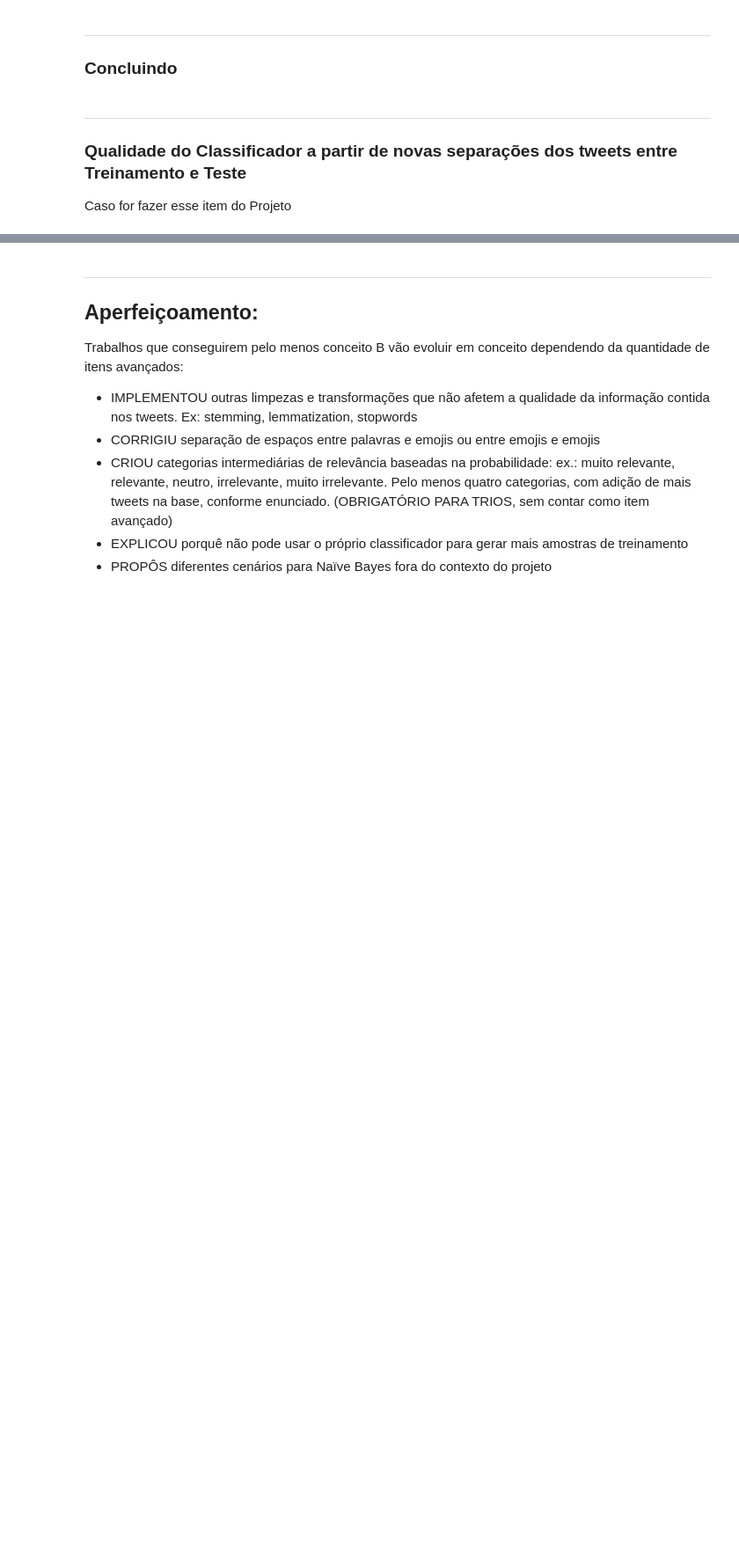
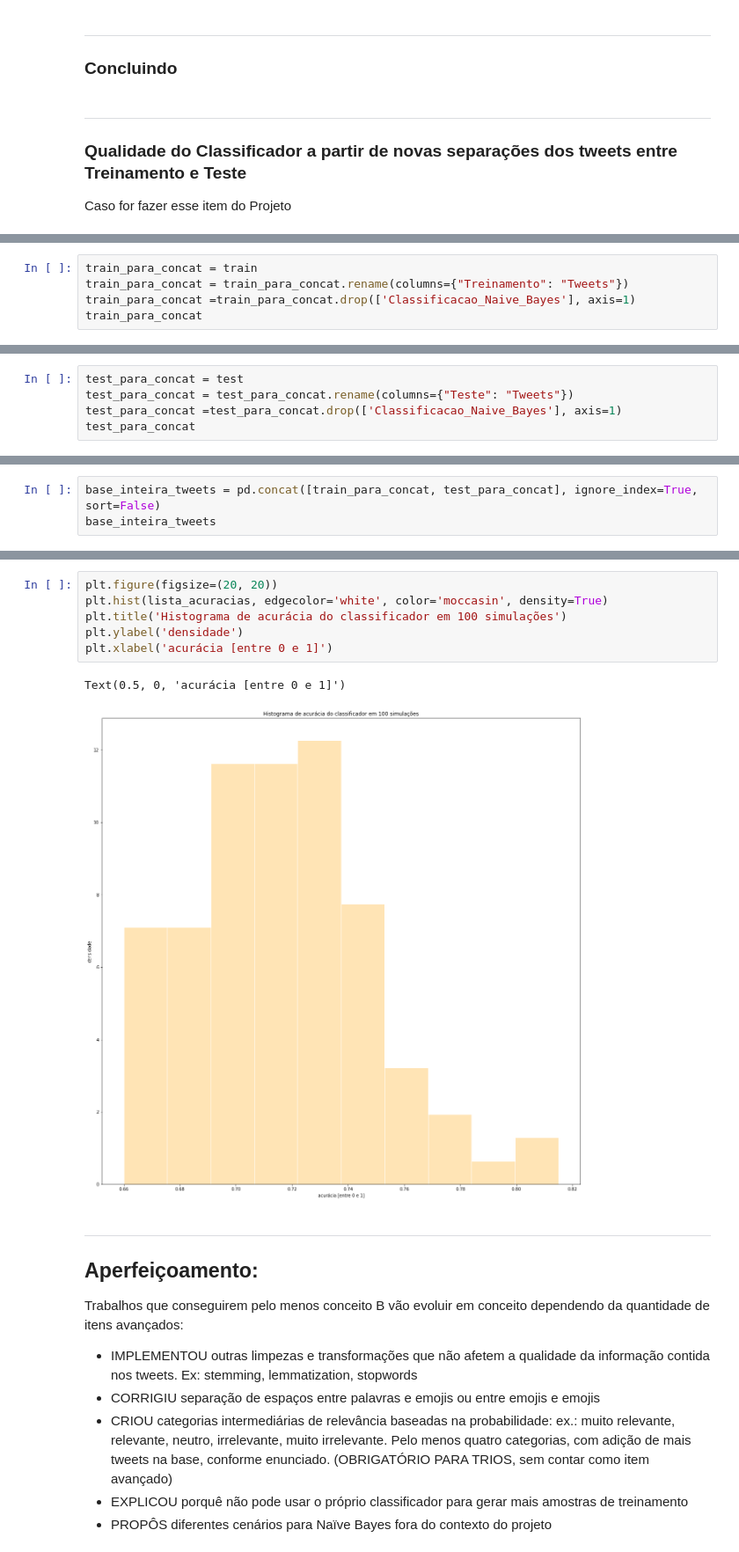
Before and after one commit to ArthurCisotto/P1_CDados, a Jupyter notebook: Projeto1_Layout_Classificador.ipynb, the cells around one changed output, grey strips where cells are left out. Shown at 88% size. Drawn from its saved outputs; the diff is of its cells as text; blank space fills up the shorter version.

```diff
--- a/Projeto1_Layout_Classificador.ipynb
+++ b/Projeto1_Layout_Classificador.ipynb
@@ -383,0 +391,5 @@ Caso for fazer esse item do Projeto
+# %%
+train_para_concat = train
+train_para_concat = train_para_concat.rename(columns={"Treinamento": "Tweets"})
+train_para_concat =train_para_concat.drop(['Classificacao_Naive_Bayes'], axis=1)
+train_para_concat
@@ -383,0 +410,5 @@ Caso for fazer esse item do Projeto
+# %%
+test_para_concat = test
+test_para_concat = test_para_concat.rename(columns={"Teste": "Tweets"})
+test_para_concat =test_para_concat.drop(['Classificacao_Naive_Bayes'], axis=1)
+test_para_concat
@@ -383,0 +429,3 @@ Caso for fazer esse item do Projeto
+# %%
+base_inteira_tweets = pd.concat([train_para_concat, test_para_concat], ignore_index=True, sort=False)
+base_inteira_tweets
@@ -384,3 +544,12 @@ Caso for fazer esse item do Projeto
+# %%
+plt.figure(figsize=(20, 20))
+plt.hist(lista_acuracias, edgecolor='white', color='moccasin', density=True)
+plt.title('Histograma de acurácia do classificador em 100 simulações')
+plt.ylabel('densidade')
+plt.xlabel('acurácia [entre 0 e 1]')
+# %% [output]
+Text(0.5, 0, 'acurácia [entre 0 e 1]')
+[figure, added]
 # %% [markdown]
 ___
 ## Aperfeiçoamento:
```
Also changed, not shown: parts of 7 cells of this notebook.
